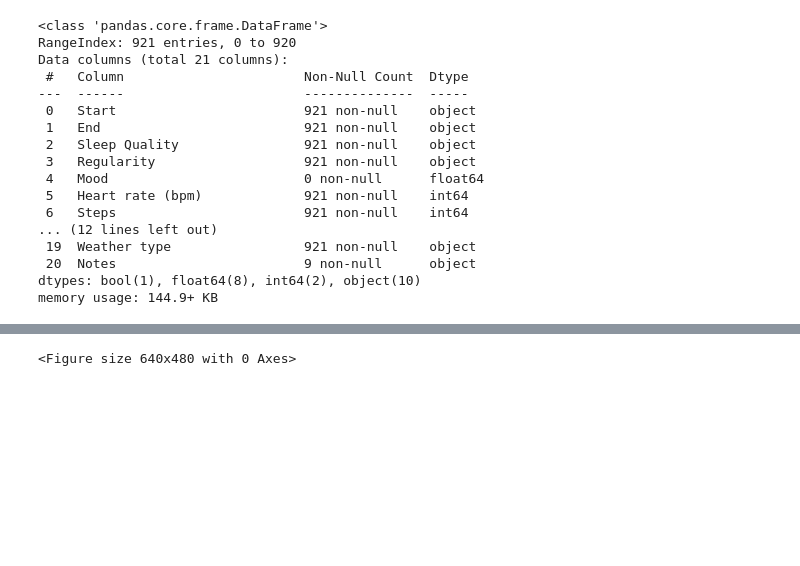
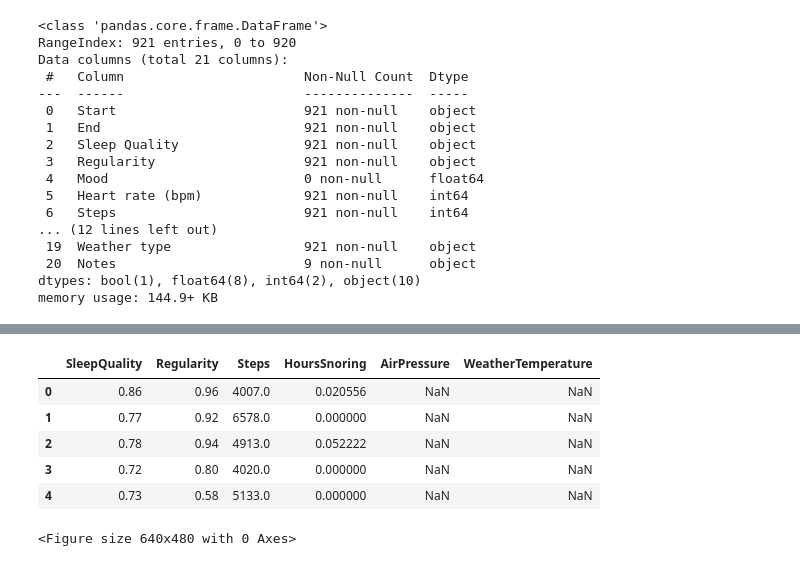
Before and after one commit to jsimell/SleepAnalysis, a Jupyter notebook: code/sleep_analysis.ipynb, the cells around one changed output, grey strips where cells are left out. Cells and saved outputs as stored; diff of their text form; code cells hidden in the pictures; blank space fills up the shorter version.

```diff
--- a/code/sleep_analysis.ipynb
+++ b/code/sleep_analysis.ipynb
@@ -147,3 +149,13 @@ None
+# %%
+# Show the rest of the columns
+df.iloc[:, 8:].head()
+# %% [output]
+|  | SleepQuality | Regularity | Steps | HoursSnoring | AirPressure | WeatherTemperature |
+| 0 | 0.86 | 0.96 | 4007.0 | 0.020556 | NaN | NaN |
+| 1 | 0.77 | 0.92 | 6578.0 | 0.000000 | NaN | NaN |
+| 2 | 0.78 | 0.94 | 4913.0 | 0.052222 | NaN | NaN |
+| 3 | 0.72 | 0.80 | 4020.0 | 0.000000 | NaN | NaN |
+| 4 | 0.73 | 0.58 | 5133.0 | 0.000000 | NaN | NaN |
 # %%
 # CORRELATION ANALYSIS
 
```
Also changed, not shown: parts of 3 cells of this notebook.
